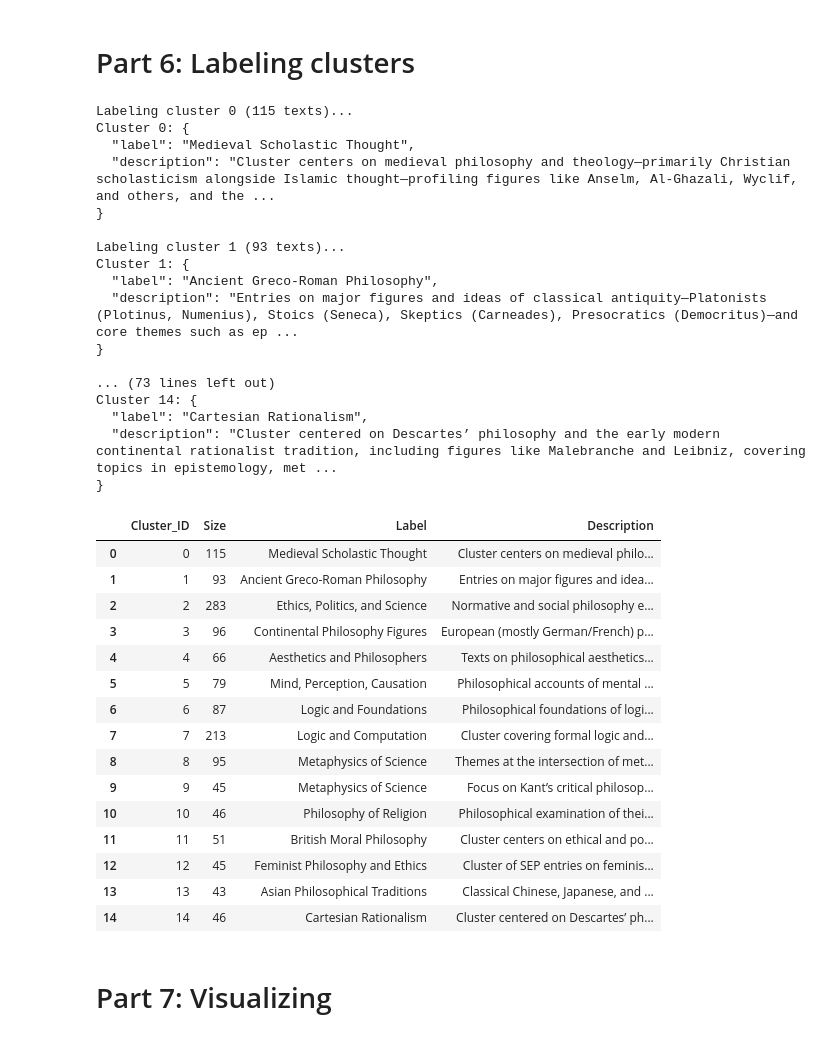
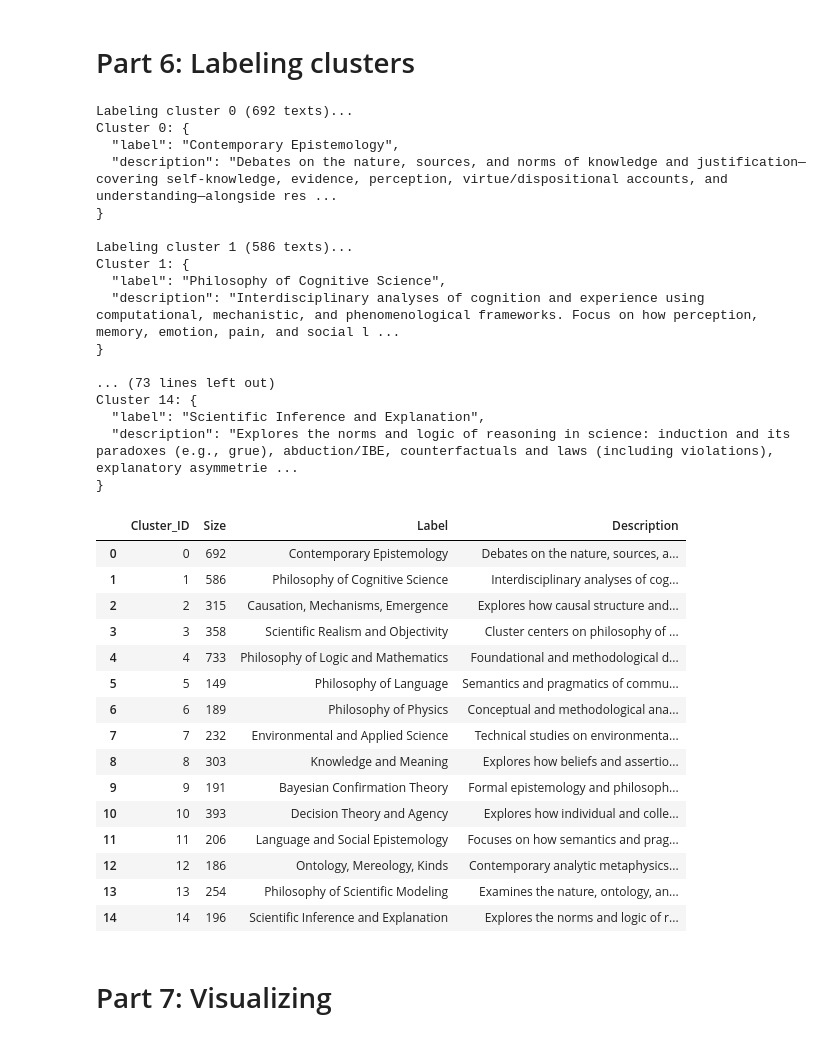
Before and after one commit to MNoichl/data-driven-philosophy-GAP2025, a Jupyter notebook: workbook_01_text_analysis.ipynb, the cells around one changed output. Cells and saved outputs as stored; diff of their text form; code cells hidden in the pictures.

```diff
--- a/workbook_01_text_analysis.ipynb
+++ b/workbook_01_text_analysis.ipynb
@@ -232,7 +261,7 @@ https://www.sbert.net/docs/sentence_transformer/pretrained_models.html
 # %%
 from sentence_transformers import SentenceTransformer
 
-model = SentenceTransformer('thenlper/gte-small')
+model = SentenceTransformer('Qwen/Qwen3-Embedding-0.6B') #thenlper/gte-small
 embeddings = model.encode(text_data,show_progress_bar=True)
 # %% [markdown]
 This is what the resulting embeddings look like:
@@ -281,7 +310,11 @@ plt.show()
 # Part 5: Clustering
 # %%
 import genieclust
+
+reducer = umap.UMAP(n_components=30, random_state=42,metric='cosine')
+umap_embeddings_high_dim = reducer.fit_transform(embeddings)
+
 g = genieclust.Genie(n_clusters=15, gini_threshold=0.3)
-cluster_labels = g.fit_predict(umap_embeddings)
-print(cluster_labels)
+cluster_labels = g.fit_predict(umap_embeddings_high_dim)
+print(cluster_labels[0:20])
 # %% [output]
@@ -325,7 +358,7 @@ def label_cluster(cluster_texts, cluster_id, n_samples=10):
 
     prompt = f"""
     Below are randomly sampled texts from cluster {cluster_id}. Please analyze these texts and provide:
-    1. A short descriptive label (2-4 words) for this cluster
+    1. A short descriptive label (2-4 words) for the area of philosophy that the texts are from.
     2. A brief description of the main theme
 
     Texts:
@@ -363,56 +396,56 @@ for cluster_id, info in cluster_info.items():
     # Parse the JSON response
     try:
         parsed_info = json.loads(info)
         label = parsed_info.get('label', 'Unknown')
         description = parsed_info.get('description', 'No description available')
     except (json.JSONDecodeError, TypeError):
         # Fallback if JSON parsing fails
         label = f"Cluster {cluster_id}"
         description = str(info)
 
     cluster_summary.append({
         'Cluster_ID': cluster_id,
         'Size': len(cluster_groups[cluster_id]),
         'Label': label,
         'Description': description
     })
 
 cluster_df = pd.DataFrame(cluster_summary)
 cluster_df
 # %% [output]
-Labeling cluster 0 (115 texts)...
+Labeling cluster 0 (692 texts)...
 Cluster 0: {
-  "label": "Medieval Scholastic Thought",
-  "description": "Cluster centers on medieval philosophy and theology—primarily Christian scholasticism alongside Islamic thought—profiling figures like Anselm, Al-Ghazali, Wyclif, and others, and the ...
+  "label": "Contemporary Epistemology",
+  "description": "Debates on the nature, sources, and norms of knowledge and justification—covering self-knowledge, evidence, perception, virtue/dispositional accounts, and understanding—alongside res ...
 }
 
-Labeling cluster 1 (93 texts)...
+Labeling cluster 1 (586 texts)...
 Cluster 1: {
-  "label": "Ancient Greco-Roman Philosophy",
-  "description": "Entries on major figures and ideas of classical antiquity—Platonists (Plotinus, Numenius), Stoics (Seneca), Skeptics (Carneades), Presocratics (Democritus)—and core themes such as ep ...
+  "label": "Philosophy of Cognitive Science",
+  "description": "Interdisciplinary analyses of cognition and experience using computational, mechanistic, and phenomenological frameworks. Focus on how perception, memory, emotion, pain, and social l ...
 }
 
 ... (73 lines left out)
 Cluster 14: {
-  "label": "Cartesian Rationalism",
-  "description": "Cluster centered on Descartes’ philosophy and the early modern continental rationalist tradition, including figures like Malebranche and Leibniz, covering topics in epistemology, met ...
+  "label": "Scientific Inference and Explanation",
+  "description": "Explores the norms and logic of reasoning in science: induction and its paradoxes (e.g., grue), abduction/IBE, counterfactuals and laws (including violations), explanatory asymmetrie ...
 }
 |  | Cluster_ID | Size | Label | Description |
-| 0 | 0 | 115 | Medieval Scholastic Thought | Cluster centers on medieval philo... |
-| 1 | 1 | 93 | Ancient Greco-Roman Philosophy | Entries on major figures and idea... |
-| 2 | 2 | 283 | Ethics, Politics, and Science | Normative and social philosophy e... |
-| 3 | 3 | 96 | Continental Philosophy Figures | European (mostly German/French) p... |
-| 4 | 4 | 66 | Aesthetics and Philosophers | Texts on philosophical aesthetics... |
-| 5 | 5 | 79 | Mind, Perception, Causation | Philosophical accounts of mental ... |
-| 6 | 6 | 87 | Logic and Foundations | Philosophical foundations of logi... |
-| 7 | 7 | 213 | Logic and Computation | Cluster covering formal logic and... |
-| 8 | 8 | 95 | Metaphysics of Science | Themes at the intersection of met... |
-| 9 | 9 | 45 | Metaphysics of Science | Focus on Kant’s critical philosop... |
-| 10 | 10 | 46 | Philosophy of Religion | Philosophical examination of thei... |
-| 11 | 11 | 51 | British Moral Philosophy | Cluster centers on ethical and po... |
-| 12 | 12 | 45 | Feminist Philosophy and Ethics | Cluster of SEP entries on feminis... |
-| 13 | 13 | 43 | Asian Philosophical Traditions | Classical Chinese, Japanese, and ... |
-| 14 | 14 | 46 | Cartesian Rationalism | Cluster centered on Descartes’ ph... |
+| 0 | 0 | 692 | Contemporary Epistemology | Debates on the nature, sources, a... |
+| 1 | 1 | 586 | Philosophy of Cognitive Science | Interdisciplinary analyses of cog... |
+| 2 | 2 | 315 | Causation, Mechanisms, Emergence | Explores how causal structure and... |
+| 3 | 3 | 358 | Scientific Realism and Objectivity | Cluster centers on philosophy of ... |
+| 4 | 4 | 733 | Philosophy of Logic and Mathematics | Foundational and methodological d... |
+| 5 | 5 | 149 | Philosophy of Language | Semantics and pragmatics of commu... |
+| 6 | 6 | 189 | Philosophy of Physics | Conceptual and methodological ana... |
+| 7 | 7 | 232 | Environmental and Applied Science | Technical studies on environmenta... |
+| 8 | 8 | 303 | Knowledge and Meaning | Explores how beliefs and assertio... |
+| 9 | 9 | 191 | Bayesian Confirmation Theory | Formal epistemology and philosoph... |
+| 10 | 10 | 393 | Decision Theory and Agency | Explores how individual and colle... |
+| 11 | 11 | 206 | Language and Social Epistemology | Focuses on how semantics and prag... |
+| 12 | 12 | 186 | Ontology, Mereology, Kinds | Contemporary analytic metaphysics... |
+| 13 | 13 | 254 | Philosophy of Scientific Modeling | Examines the nature, ontology, an... |
+| 14 | 14 | 196 | Scientific Inference and Explanation | Explores the norms and logic of r... |
 # %%
 # Create a labels list from cluster_labels and the labeled cluster descriptions
 labels_list = []
```
Also changed, not shown: parts of 10 cells of this notebook, 2 other files.
